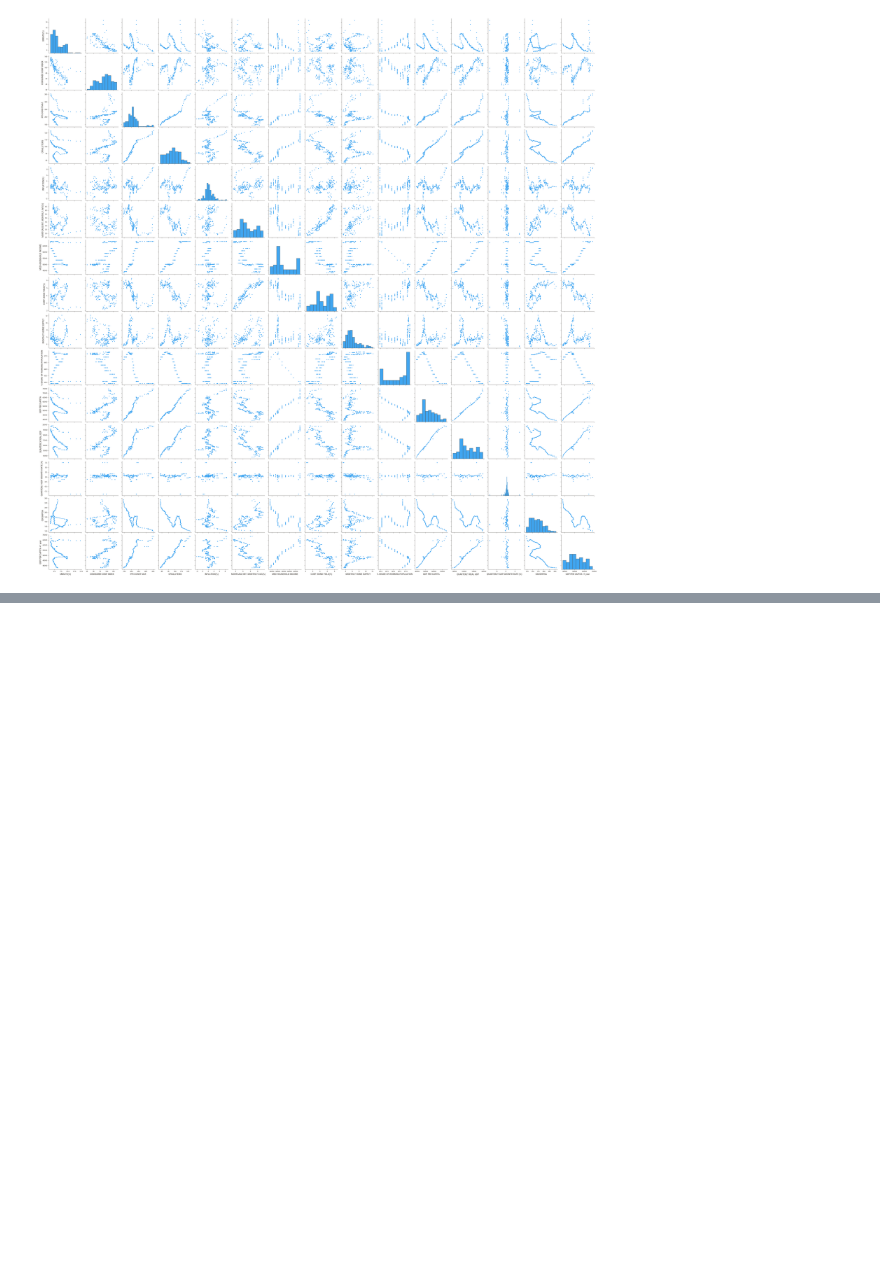
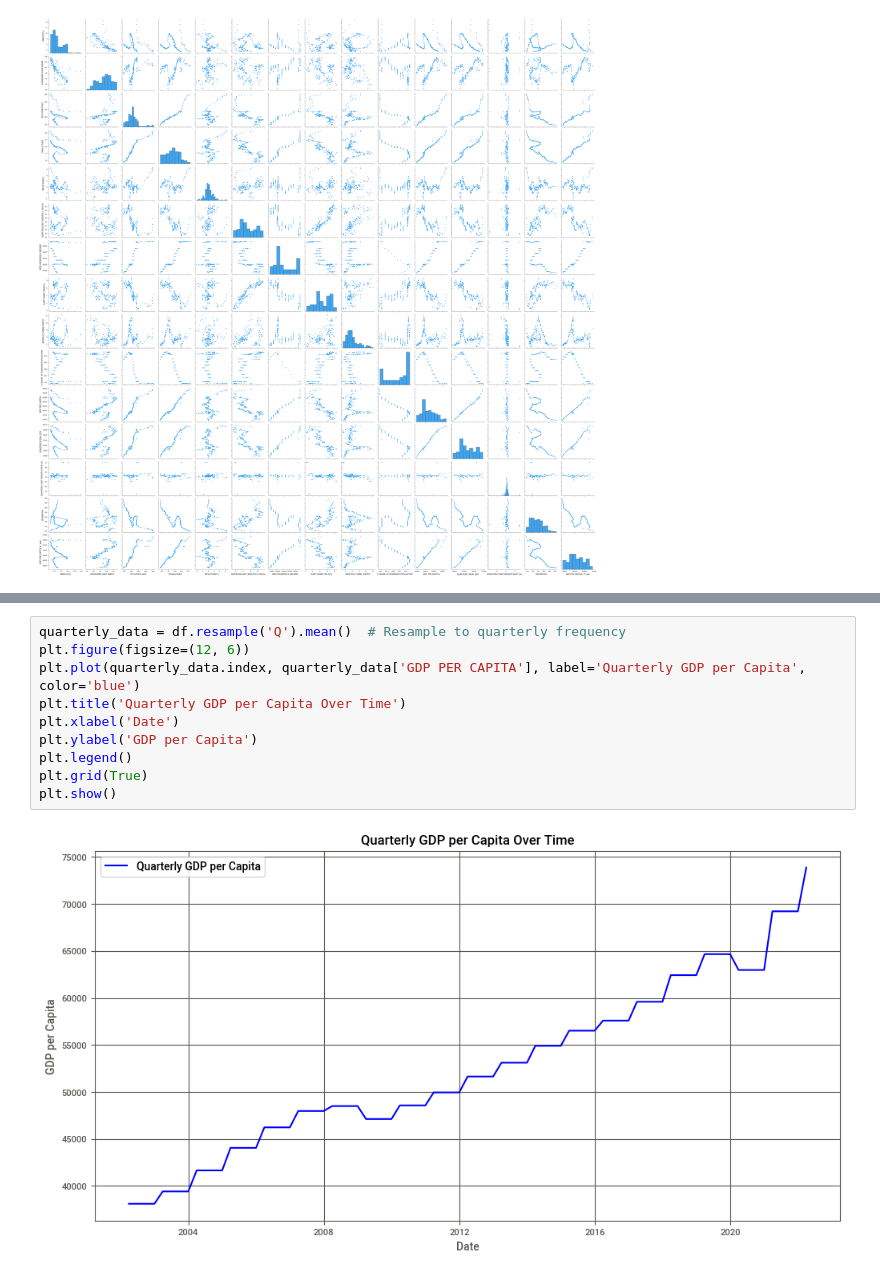
Before and after one commit to hwiminPark/Forecasting_GDP_Per_Capita_in_US, a Jupyter notebook: Forecasting_GDP_Per_Capita_in_US.ipynb, the cells around one changed output, grey strips where cells are left out. Drawn from its saved outputs; the diff is of its cells as text; blank space fills up the shorter version.

```diff
--- a/Forecasting_GDP_Per_Capita_in_US.ipynb
+++ b/Forecasting_GDP_Per_Capita_in_US.ipynb
@@ -152,0 +203,12 @@ plt.show()
+# %%
+quarterly_data = df.resample('Q').mean()  # Resample to quarterly frequency
+plt.figure(figsize=(12, 6))
+plt.plot(quarterly_data.index, quarterly_data['GDP PER CAPITA'], label='Quarterly GDP per Capita', color='blue')
+plt.title('Quarterly GDP per Capita Over Time')
+plt.xlabel('Date')
+plt.ylabel('GDP per Capita')
+plt.legend()
+plt.grid(True)
+plt.show()
+# %% [output]
+[figure, added]
```
Also changed, not shown: parts of 3 cells of this notebook.
